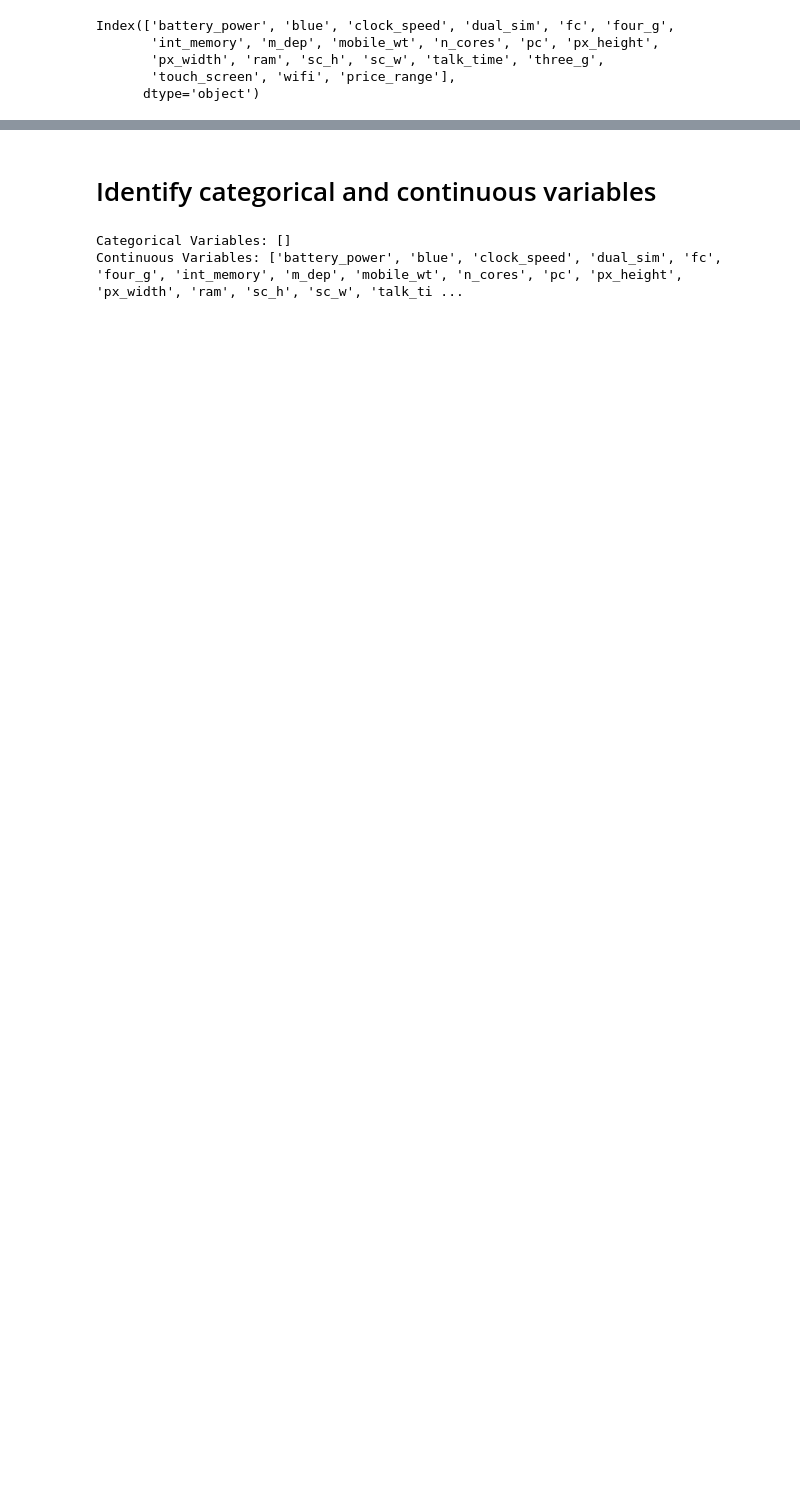
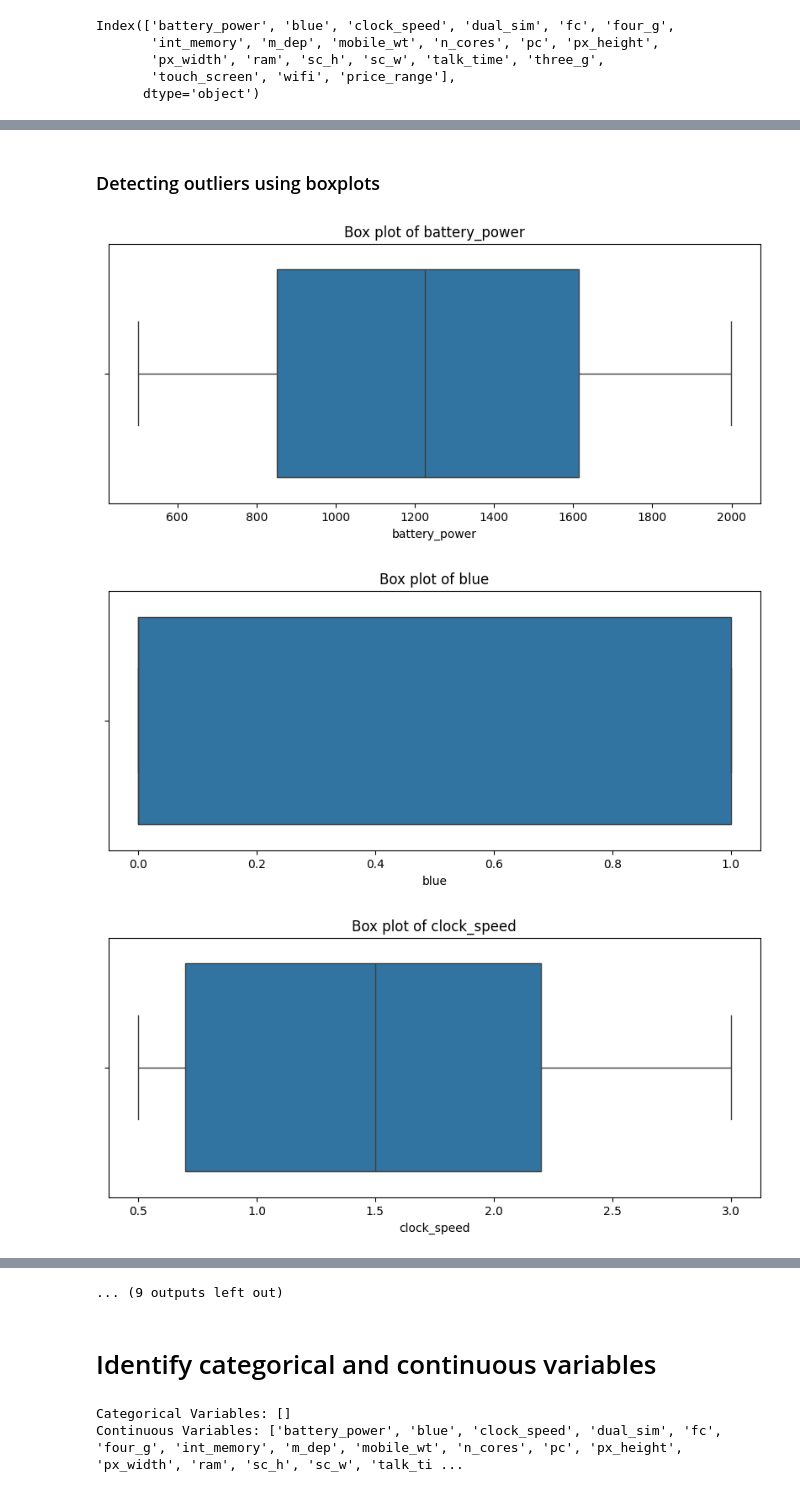
Before and after one commit to sentongo-web/NLP, a Jupyter notebook: room3.ipynb, the cells around one changed output, grey strips where cells are left out. Cells and saved outputs as stored; diff of their text form; code cells hidden in the pictures; blank space fills up the shorter version.

```diff
--- a/room3.ipynb
+++ b/room3.ipynb
@@ -111,0 +138,14 @@ Index(['battery_power', 'blue', 'clock_speed', 'dual_sim', 'fc', 'four_g',
+# %% [markdown]
+### Detecting outliers using boxplots
+# %%
+# Detect outliers using box plots
+for column in train_data.columns:
+    if train_data[column].dtype in ['int64', 'float64']:
+        plt.figure(figsize=(10, 4))
+        sns.boxplot(x=train_data[column])
+        plt.title(f'Box plot of {column}')
+        plt.show()
+# %% [output]
+[figure, added]
+[figure, added]
+[figure, added]
@@ -112,3 +161,4 @@ Index(['battery_power', 'blue', 'clock_speed', 'dual_sim', 'fc', 'four_g',
+... (9 outputs left out)
 # %% [markdown]
 # Identify categorical and continuous variables
 # %%
```
Also changed, not shown: parts of 60 cells of this notebook, 2 other files.
